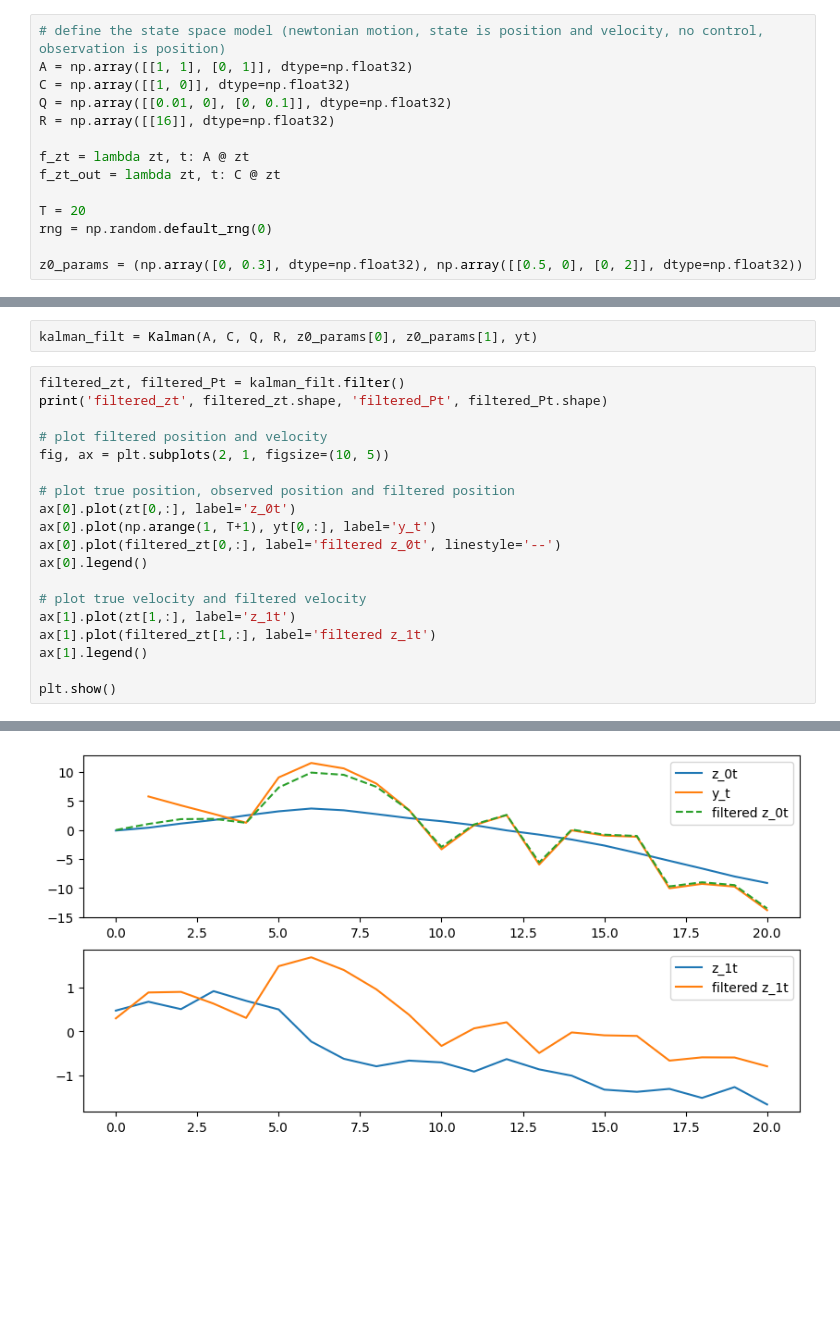
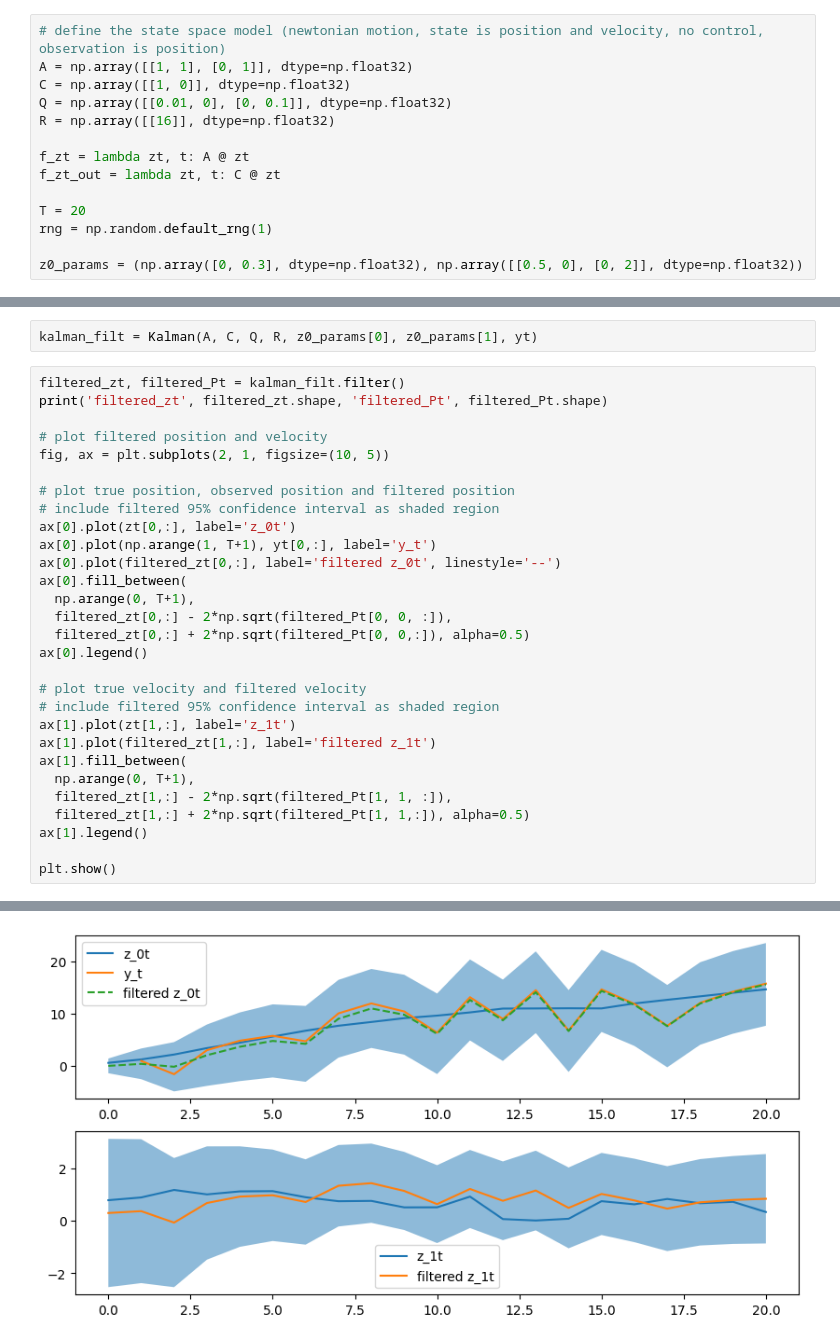
Before and after one commit to thelmn/quantfin_examples, a Jupyter notebook: ssm/kalman_class_test_example.ipynb, the cells around one changed output, grey strips where cells are left out. Drawn from its saved outputs; the diff is of its cells as text; blank space fills up the shorter version.

```diff
--- a/ssm/kalman_class_test_example.ipynb
+++ b/ssm/kalman_class_test_example.ipynb
@@ -52,7 +52,7 @@ f_zt = lambda zt, t: A @ zt
 f_zt_out = lambda zt, t: C @ zt
 
 T = 20
-rng = np.random.default_rng(0)
+rng = np.random.default_rng(1)
 
 z0_params = (np.array([0, 0.3], dtype=np.float32), np.array([[0.5, 0], [0, 2]], dtype=np.float32))
 # %%
@@ -84,25 +84,35 @@ kalman_filt = Kalman(A, C, Q, R, z0_params[0], z0_params[1], yt)
 # %%
 filtered_zt, filtered_Pt = kalman_filt.filter()
 print('filtered_zt', filtered_zt.shape, 'filtered_Pt', filtered_Pt.shape)
 
 # plot filtered position and velocity
 fig, ax = plt.subplots(2, 1, figsize=(10, 5))
 
 # plot true position, observed position and filtered position
+# include filtered 95% confidence interval as shaded region
 ax[0].plot(zt[0,:], label='z_0t')
 ax[0].plot(np.arange(1, T+1), yt[0,:], label='y_t')
 ax[0].plot(filtered_zt[0,:], label='filtered z_0t', linestyle='--')
+ax[0].fill_between(
+  np.arange(0, T+1),
+  filtered_zt[0,:] - 2*np.sqrt(filtered_Pt[0, 0, :]),
+  filtered_zt[0,:] + 2*np.sqrt(filtered_Pt[0, 0,:]), alpha=0.5)
 ax[0].legend()
 
 # plot true velocity and filtered velocity
+# include filtered 95% confidence interval as shaded region
 ax[1].plot(zt[1,:], label='z_1t')
 ax[1].plot(filtered_zt[1,:], label='filtered z_1t')
+ax[1].fill_between(
+  np.arange(0, T+1),
+  filtered_zt[1,:] - 2*np.sqrt(filtered_Pt[1, 1, :]),
+  filtered_zt[1,:] + 2*np.sqrt(filtered_Pt[1, 1,:]), alpha=0.5)
 ax[1].legend()
 
 plt.show()
 # %% [output]
 filtered_zt (2, 21) filtered_Pt (2, 2, 21)
-[figure, old version]
+[figure, new version]
 # %%
 # smoothen the data
 smoothed_zt, smoothed_Pt, smoothed_Ptt1 = kalman_filt.smooth()
```
Also changed, not shown: parts of 9 cells of this notebook, 1 other file.
